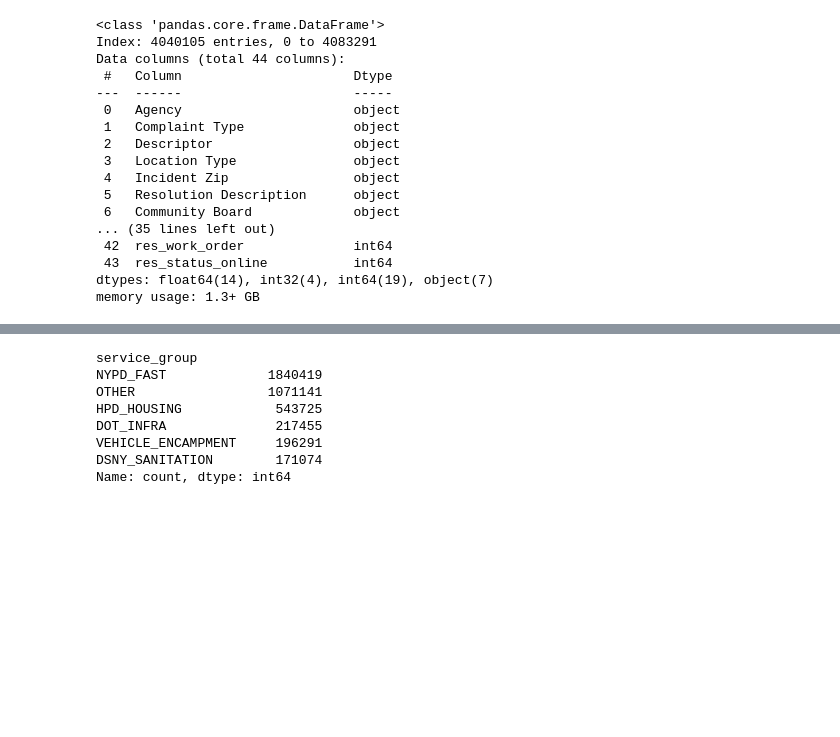
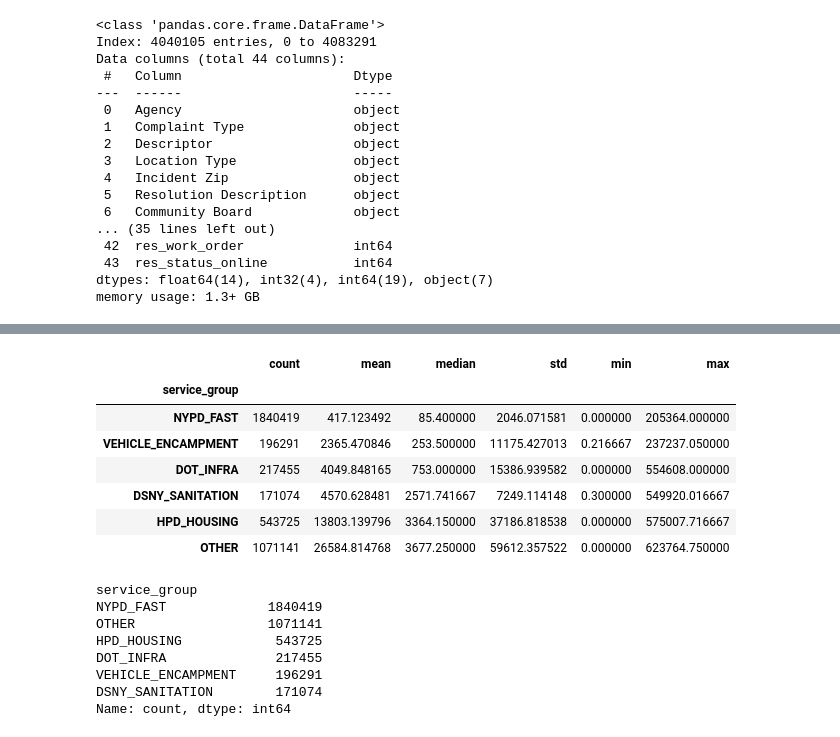
Before and after one commit to Vaishnavi-Devendran/nyc-service-requests-predictive-modelling, a Jupyter notebook: src/main_final.ipynb, the cells around one changed output, grey strips where cells are left out. Saved outputs shown, nothing was run; the diff lists cells and outputs as text; code cells hidden in the pictures; blank space fills up the shorter version.

```diff
--- a/src/main_final.ipynb
+++ b/src/main_final.ipynb
@@ -488,6 +552,19 @@ def map_group(ct):
     return "OTHER"
 # %%
 df_selected['service_group'] = df_selected['Complaint Type_clean'].apply(map_group)
+# %%
+df_selected.groupby('service_group')[ 'Resolution Time (minutes)'].agg(
+    ['count', 'mean', 'median', 'std', 'min', 'max']
+).sort_values('mean')
+# %% [output]
+|  | count | mean | median | std | min | max |
+| service_group |  |  |  |  |  |  |
+| NYPD_FAST | 1840419 | 417.123492 | 85.400000 | 2046.071581 | 0.000000 | 205364.000000 |
+| VEHICLE_ENCAMPMENT | 196291 | 2365.470846 | 253.500000 | 11175.427013 | 0.216667 | 237237.050000 |
+| DOT_INFRA | 217455 | 4049.848165 | 753.000000 | 15386.939582 | 0.000000 | 554608.000000 |
+| DSNY_SANITATION | 171074 | 4570.628481 | 2571.741667 | 7249.114148 | 0.300000 | 549920.016667 |
+| HPD_HOUSING | 543725 | 13803.139796 | 3364.150000 | 37186.818538 | 0.000000 | 575007.716667 |
+| OTHER | 1071141 | 26584.814768 | 3677.250000 | 59612.357522 | 0.000000 | 623764.750000 |
 # %%
 df_selected['service_group'].value_counts()
 # %% [output]
```
Also changed, not shown: parts of 4 cells of this notebook, 1 other file.
